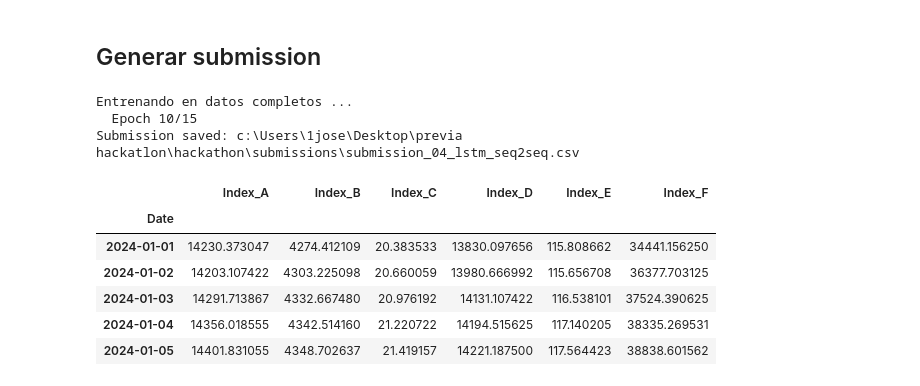
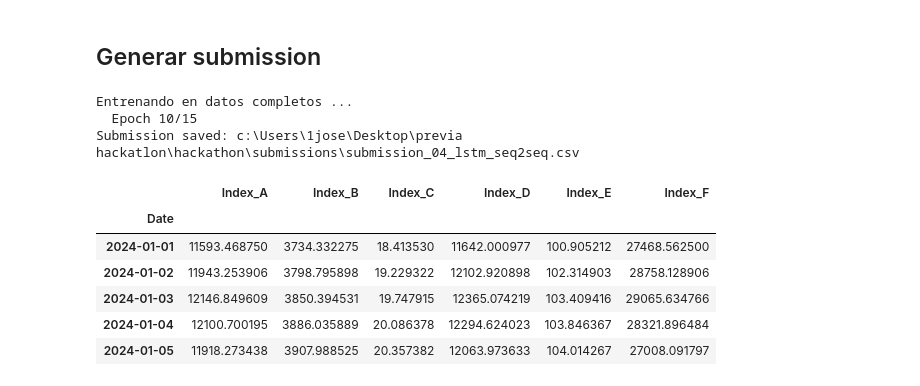
Before and after one commit to joseppsr/Previa-hackatlon, a Jupyter notebook: hackathon/04_LSTM.ipynb, the cells around one changed output. Cells and saved outputs as stored; diff of their text form; code cells hidden in the pictures.

```diff
--- a/hackathon/04_LSTM.ipynb
+++ b/hackathon/04_LSTM.ipynb
@@ -149,43 +149,46 @@ for col, r in zip(INDEX_COLS, per):
 ## Generar submission
 # %%
 print("Entrenando en datos completos ...")
-scaled_full, scaler_full_idx = prepare_data(train_full, macro, network)
+# Escalamos train_full pero reutilizamos scaler_idx (fiteado solo en train) para
+# la inverse_transform de test — evita que estadísticas de val contaminen test.
+scaled_full, _scaler_unused = prepare_data(train_full, macro, network)
 X_full, y_full = make_sequences(scaled_full, WINDOW, N_STEPS_TEST)
 
 enc_f = Encoder(X_full.shape[2], HIDDEN, LAYERS)
 dec_f = Decoder(6, HIDDEN, LAYERS)
 opt_f = torch.optim.Adam(
     list(enc_f.parameters()) + list(dec_f.parameters()), lr=1e-3)
 Xf = torch.tensor(X_full); yf = torch.tensor(y_full)
 for ep in range(EPOCHS):
     idx = np.random.permutation(len(Xf))
     for s in range(0, len(Xf), BATCH):
         b = idx[s:s + BATCH]
         opt_f.zero_grad()
         h, c = enc_f(Xf[b])
         loss_fn(dec_f(h, c, N_STEPS_TEST), yf[b]).backward()
         opt_f.step()
     if (ep + 1) % 10 == 0:
         print(f"  Epoch {ep+1}/{EPOCHS}")
 
 enc_f.eval(); dec_f.eval()
 seed_f = torch.tensor(scaled_full[-WINDOW:][None], dtype=torch.float32)
 with torch.no_grad():
     h, c  = enc_f(seed_f)
     raw_f = dec_f(h, c, N_STEPS_TEST).numpy()[0]   # (N_STEPS_TEST, 6)
 
-preds_test = scaler_full_idx.inverse_transform(raw_f)
+# scaler_idx fue fiteado solo sobre train (celda b02ed859) — correcto para test
+preds_test = scaler_idx.inverse_transform(raw_f)
 pred_test  = pd.DataFrame(preds_test, index=test_dates, columns=INDEX_COLS)
 make_submission(pred_test, "submission_04_lstm_seq2seq.csv")
 pred_test.head()
 # %% [output]
 Entrenando en datos completos ...
   Epoch 10/15
 Submission saved: c:\Users\1jose\Desktop\previa hackatlon\hackathon\submissions\submission_04_lstm_seq2seq.csv
 |  | Index_A | Index_B | Index_C | Index_D | Index_E | Index_F |
 | Date |  |  |  |  |  |  |
-| 2024-01-01 | 14230.373047 | 4274.412109 | 20.383533 | 13830.097656 | 115.808662 | 34441.156250 |
-| 2024-01-02 | 14203.107422 | 4303.225098 | 20.660059 | 13980.666992 | 115.656708 | 36377.703125 |
-| 2024-01-03 | 14291.713867 | 4332.667480 | 20.976192 | 14131.107422 | 116.538101 | 37524.390625 |
-| 2024-01-04 | 14356.018555 | 4342.514160 | 21.220722 | 14194.515625 | 117.140205 | 38335.269531 |
-| 2024-01-05 | 14401.831055 | 4348.702637 | 21.419157 | 14221.187500 | 117.564423 | 38838.601562 |
+| 2024-01-01 | 11593.468750 | 3734.332275 | 18.413530 | 11642.000977 | 100.905212 | 27468.562500 |
+| 2024-01-02 | 11943.253906 | 3798.795898 | 19.229322 | 12102.920898 | 102.314903 | 28758.128906 |
+| 2024-01-03 | 12146.849609 | 3850.394531 | 19.747915 | 12365.074219 | 103.409416 | 29065.634766 |
+| 2024-01-04 | 12100.700195 | 3886.035889 | 20.086378 | 12294.624023 | 103.846367 | 28321.896484 |
+| 2024-01-05 | 11918.273438 | 3907.988525 | 20.357382 | 12063.973633 | 104.014267 | 27008.091797 |
```
Also changed, not shown: parts of 2 cells of this notebook, 38 other files.
